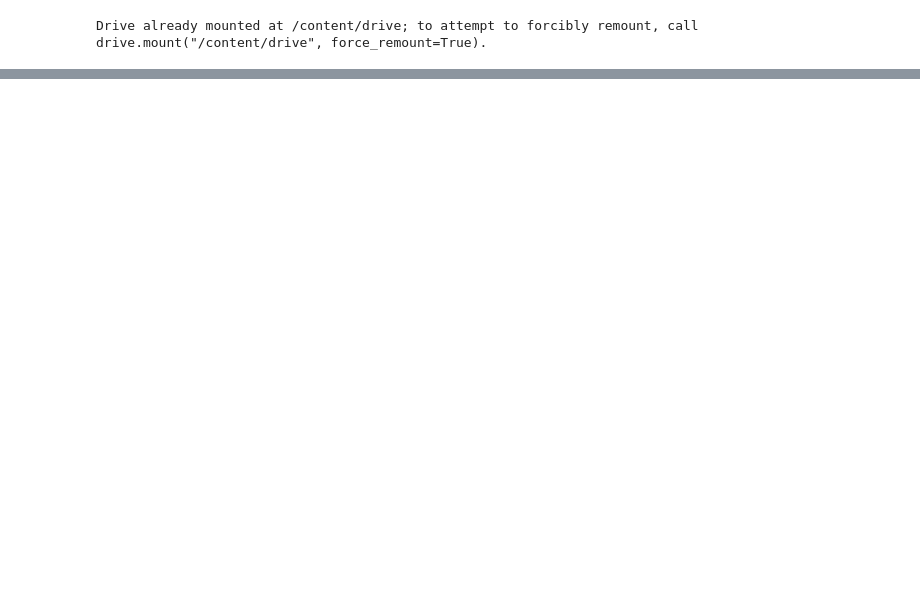
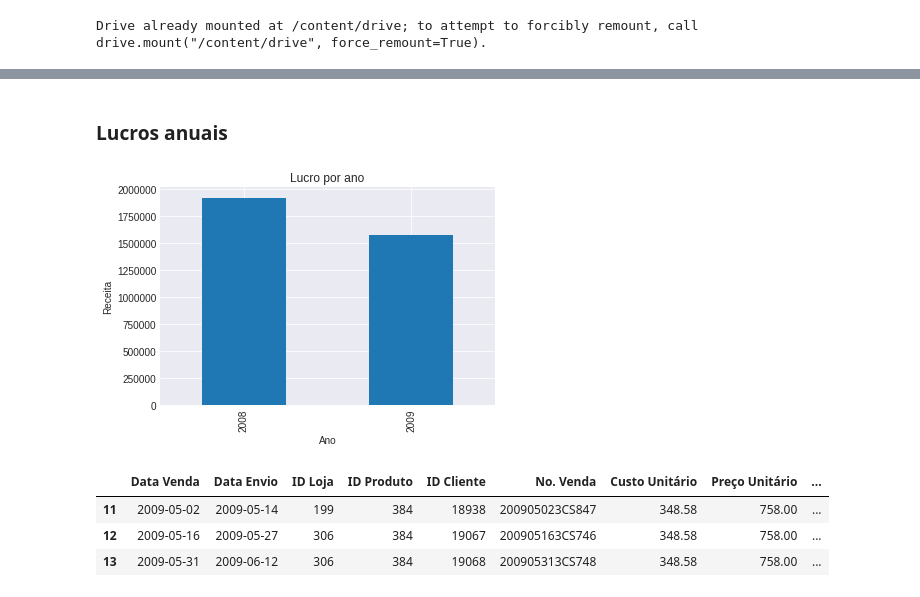
Before and after one commit to Ronaldo-Nunes/Cursos, a Jupyter notebook: Geração_Tech_Unimed_BH_Ciência_Dados/Análise_de_dados_Python_Pandas/Dio_Analise_exploratoria.ipynb, the cells around one changed output, grey strips where cells are left out. Cells and saved outputs as stored; diff of their text form; code cells hidden in the pictures; blank space fills up the shorter version.

```diff
--- a/Geração_Tech_Unimed_BH_Ciência_Dados/Análise_de_dados_Python_Pandas/Dio_Analise_exploratoria.ipynb
+++ b/Geração_Tech_Unimed_BH_Ciência_Dados/Análise_de_dados_Python_Pandas/Dio_Analise_exploratoria.ipynb
@@ -19,0 +253,21 @@ data_frame.sample(5)
+# %% [markdown]
+### Lucros anuais
+# %%
+# Comparando os lucros anuais
+data_frame.groupby(data_frame['Data Venda'].dt.year)['lucro_por_venda'].sum().plot.bar(title='Lucro por ano')
+plt.ticklabel_format(style='plain', axis='y')
+plt.xlabel('Ano')
+plt.ylabel('Receita');
+# %% [output]
+[figure, added]
+# %%
+# Selecionado os dados do ano de 2009
+df_2008 = data_frame[data_frame['Data Venda'].dt.year == 2008]
+df_2009 = data_frame[data_frame['Data Venda'].dt.year == 2009]
+
+df_2009.head(3)
+# %% [output]
+|  | Data Venda | Data Envio | ID Loja | ID Produto | ID Cliente | No. Venda | Custo Unitário | Preço Unitário | ... |
+| 11 | 2009-05-02 | 2009-05-14 | 199 | 384 | 18938 | 200905023CS847 | 348.58 | 758.00 | ... |
+| 12 | 2009-05-16 | 2009-05-27 | 306 | 384 | 19067 | 200905163CS746 | 348.58 | 758.00 | ... |
+| 13 | 2009-05-31 | 2009-06-12 | 306 | 384 | 19068 | 200905313CS748 | 348.58 | 758.00 | ... |
```
Also changed, not shown: parts of 41 cells of this notebook.
